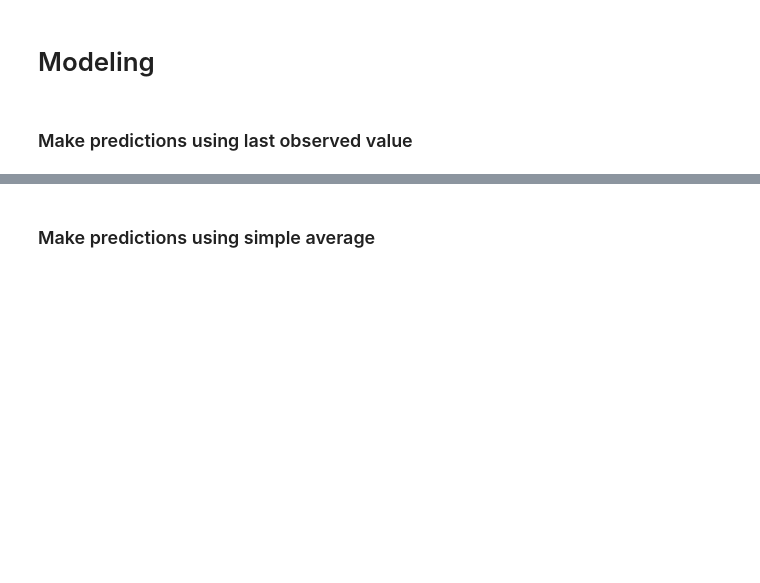
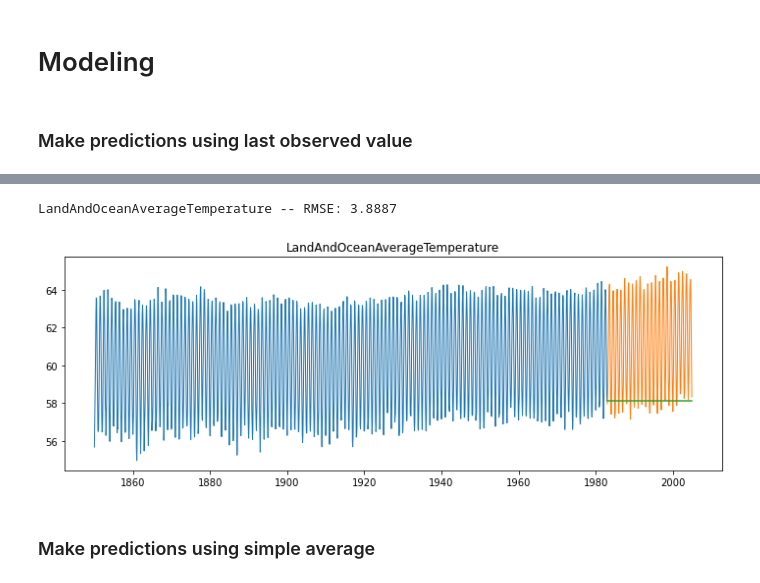
Before and after one commit to Johndsalas/earths_temperature_time_series, a Jupyter notebook: main_notebook.ipynb, the cells around one changed output, grey strips where cells are left out. Cells and saved outputs as stored; diff of their text form; code cells hidden in the pictures; blank space fills up the shorter version.

Commit message:
refactored last observed value model

```diff
--- a/main_notebook.ipynb
+++ b/main_notebook.ipynb
@@ -185,3 +116,8 @@ eval_df_ocean
+# %%
+eval_df_ocean = modeling.last_observed_value(train_ocean, validate_ocean, test_ocean, 'LandAndOceanAverageTemperature', eval_df_ocean)
+# %% [output]
+LandAndOceanAverageTemperature -- RMSE: 3.8887
+[figure, added]
 # %% [markdown]
 ### Make predictions using simple average
 # %%
```
Also changed, not shown: parts of 15 cells of this notebook, 1 other file.
